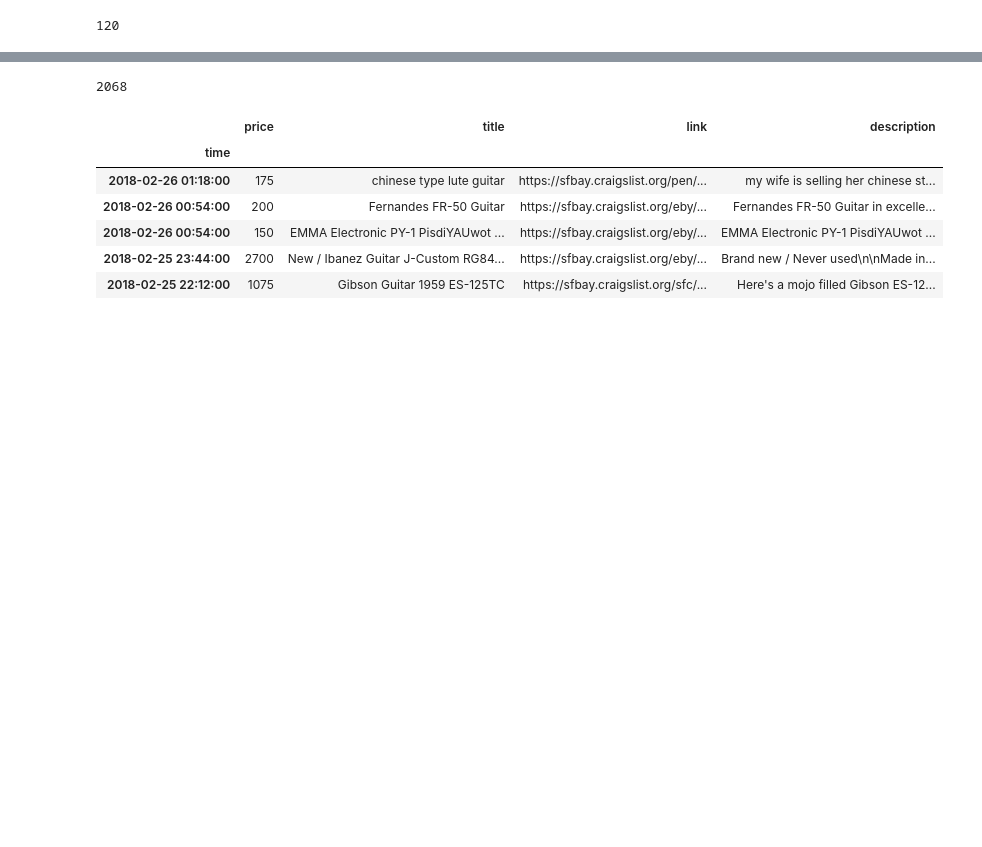
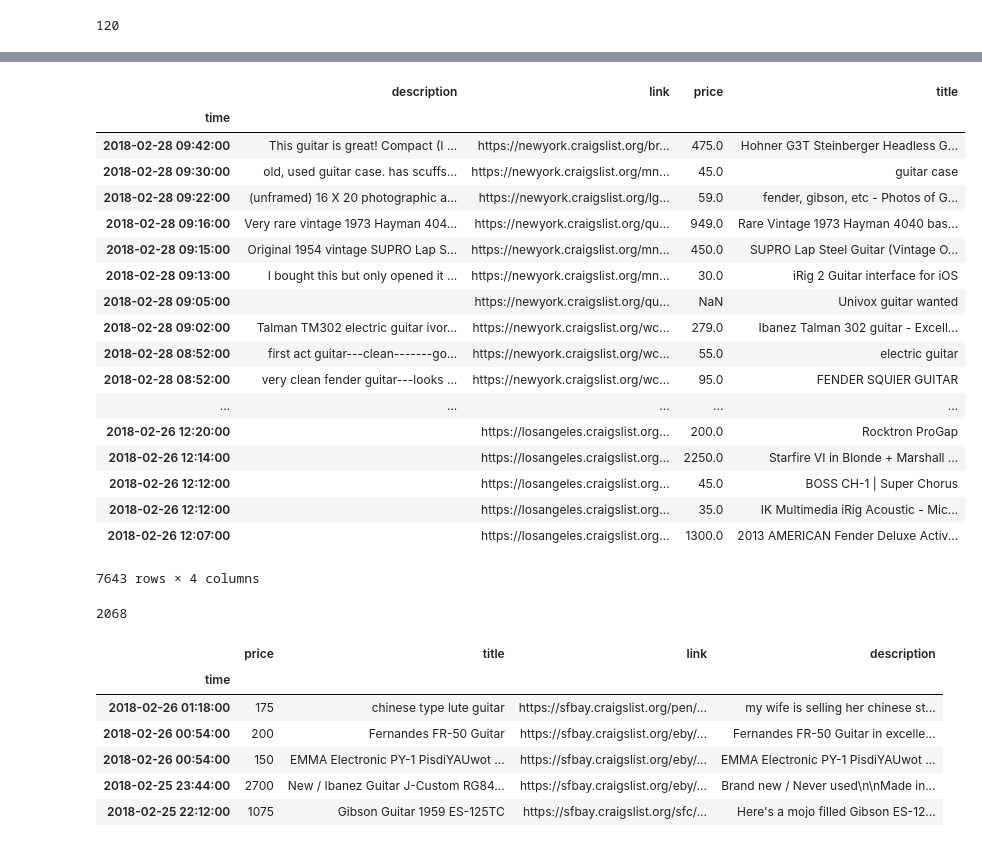
Before and after one commit to shgidi/guitar_price_predictor, a Jupyter notebook: guitar_price_predict.ipynb, the cells around one changed output, grey strips where cells are left out. Drawn from its saved outputs; the diff is of its cells as text; code cells hidden in the pictures; blank space fills up the shorter version.

```diff
--- a/guitar_price_predict.ipynb
+++ b/guitar_price_predict.ipynb
@@ -177,19 +208,22 @@ len(final_results)
 # %%
 # scrape descriptions. update only those which are empty
+#
+# Don't do it to much so you don't get blocked :)
+import sys
 
-descriptions=[]
+descriptions=final_results.description.values
 for i,result in enumerate(final_results.iterrows()):
-    if result[1].price>0 and result[1].description=='':
+    if result[1].price>0 and descriptions[i]=='':
         url = result[1].link
         resp = requests.get(url)
-        txt = bs4(resp.text, 'html.parser')
+        txt = BeautifulSoup(resp.text, 'html.parser')
         description=txt.findAll(attrs={'id': "postingbody"})
         try:
-            descriptions.append(description[0].text)
+            descriptions[i]=description[0].text.replace("\n\nQR Code Link to This Post\n\n\n", "")
         except:
-            descriptions.append('')
+            print(BeautifulSoup(resp.text, 'html.parser'))
     else:
-        descriptions.append(result[1].description)
+        descriptions[i]=result[1].description # leave as it is
     print(i) if i % 100 ==0 else ''
 # %% [output]
 0
@@ -213,8 +252,9 @@ KeyboardInterrupt:
 # %%
+# more clearning
 descriptions=descriptions+['']*(len(final_results)-len(descriptions))
 final_results['description']=descriptions
 # clearn description a little bit more
-final_results['description'] = final_results.apply(lambda row: row['description'].replace("\n\nQR Code Link to This Post\n\n\n", ""), axis=1)
+# final_results['description'] = final_results.apply(lambda row: row['description'].replace("\n\nQR Code Link to This Post\n\n\n", ""), axis=1)
 # %%
 len(final_results)
 # %% [output]
@@ -224,5 +262,27 @@ final_results.to_csv('guitar_scarpe.csv')
 # %%
 final_results.to_csv('guitar_scrape.csv')
+# %%
+final_results
+# %% [output]
+|  | description | link | price | title |
+| time |  |  |  |  |
+| 2018-02-28 09:42:00 | This guitar is great! Compact (I ... | https://newyork.craigslist.org/br... | 475.0 | Hohner G3T Steinberger Headless G... |
+| 2018-02-28 09:30:00 | old, used guitar case. has scuffs... | https://newyork.craigslist.org/mn... | 45.0 | guitar case |
+| 2018-02-28 09:22:00 | (unframed) 16 X 20 photographic a... | https://newyork.craigslist.org/lg... | 59.0 | fender, gibson, etc - Photos of G... |
+| 2018-02-28 09:16:00 | Very rare vintage 1973 Hayman 404... | https://newyork.craigslist.org/qu... | 949.0 | Rare Vintage 1973 Hayman 4040 bas... |
+| 2018-02-28 09:15:00 | Original 1954 vintage SUPRO Lap S... | https://newyork.craigslist.org/mn... | 450.0 | SUPRO Lap Steel Guitar (Vintage O... |
+| 2018-02-28 09:13:00 | I bought this but only opened it ... | https://newyork.craigslist.org/mn... | 30.0 | iRig 2 Guitar interface for iOS |
+| 2018-02-28 09:05:00 |  | https://newyork.craigslist.org/qu... | NaN | Univox guitar wanted |
+| 2018-02-28 09:02:00 | Talman TM302 electric guitar ivor... | https://newyork.craigslist.org/wc... | 279.0 | Ibanez Talman 302 guitar - Excell... |
+| 2018-02-28 08:52:00 | first act guitar---clean-------go... | https://newyork.craigslist.org/wc... | 55.0 | electric guitar |
+| 2018-02-28 08:52:00 | very clean fender guitar---looks ... | https://newyork.craigslist.org/wc... | 95.0 | FENDER SQUIER GUITAR |
+| ... | ... | ... | ... | ... |
+| 2018-02-26 12:20:00 |  | https://losangeles.craigslist.org... | 200.0 | Rocktron ProGap |
+| 2018-02-26 12:14:00 |  | https://losangeles.craigslist.org... | 2250.0 | Starfire VI in Blonde + Marshall ... |
+| 2018-02-26 12:12:00 |  | https://losangeles.craigslist.org... | 45.0 | BOSS CH-1 | Super Chorus |
+| 2018-02-26 12:12:00 |  | https://losangeles.craigslist.org... | 35.0 | IK Multimedia iRig Acoustic - Mic... |
+| 2018-02-26 12:07:00 |  | https://losangeles.craigslist.org... | 1300.0 | 2013 AMERICAN Fender Deluxe Activ... |
+7643 rows × 4 columns
 # %%
 # further tasks
 # 1. clean description V
```
Also changed, not shown: parts of 22 cells of this notebook, 1 other file.
